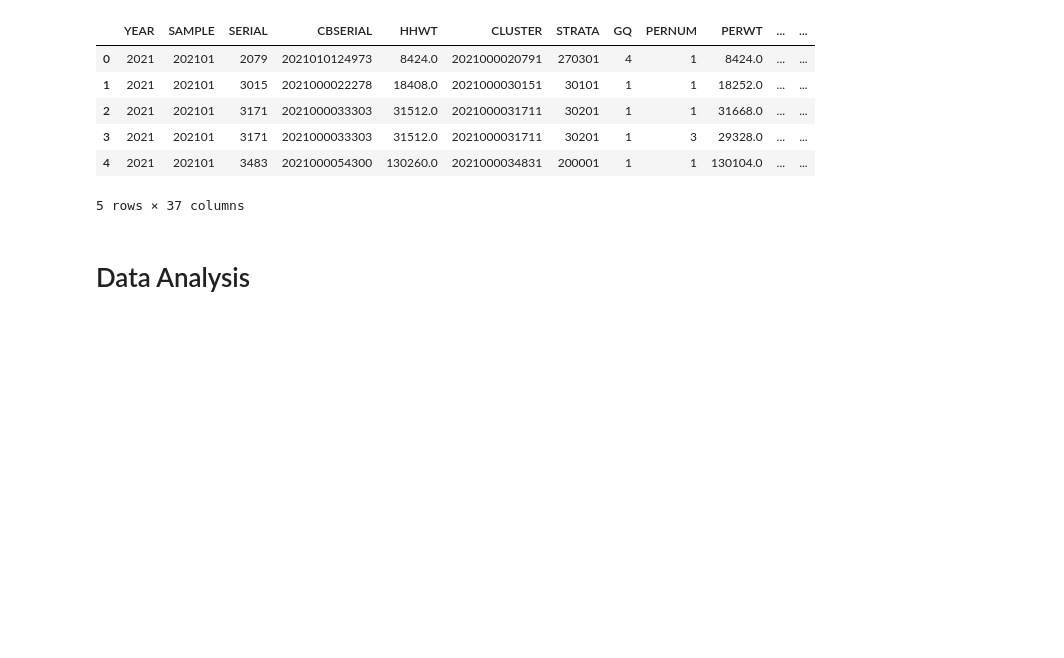
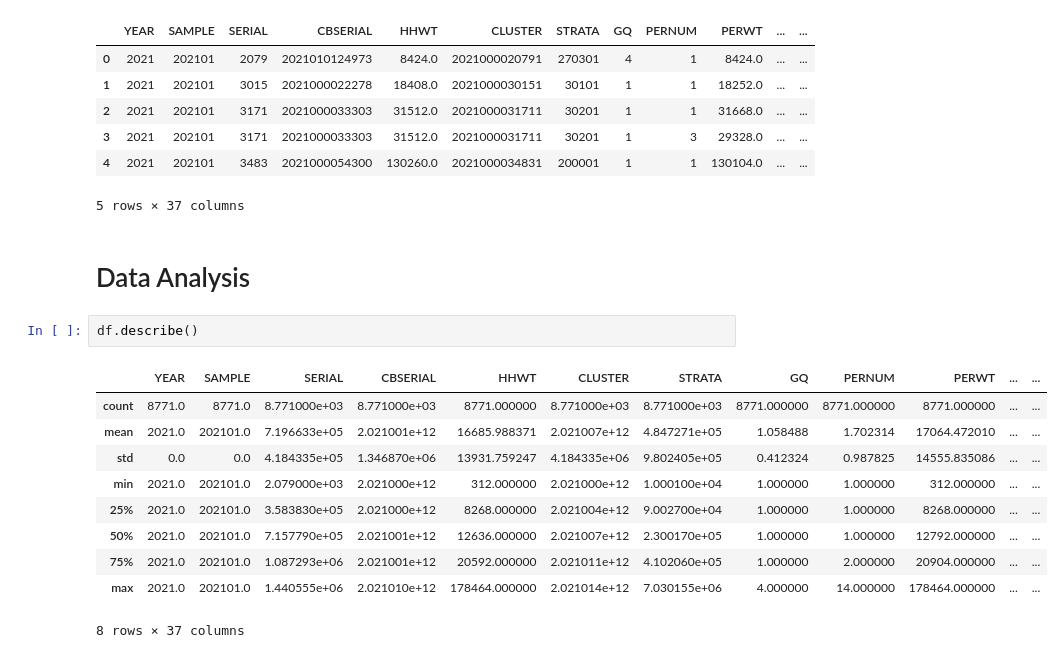
Before and after one commit to anitarestrepo16/machine-learning-class-2023, a Jupyter notebook: MiniProject1/MiniProject1.ipynb, the cells around one changed output. Cells and saved outputs as stored; diff of their text form; blank space fills up the shorter version.

```diff
--- a/MiniProject1/MiniProject1.ipynb
+++ b/MiniProject1/MiniProject1.ipynb
@@ -180,3 +180,16 @@ df.head()
 5 rows × 37 columns
 # %% [markdown]
 # Data Analysis
+# %%
+df.describe()
+# %% [output]
+|  | YEAR | SAMPLE | SERIAL | CBSERIAL | HHWT | CLUSTER | STRATA | GQ | PERNUM | PERWT | ... | ... |
+| count | 8771.0 | 8771.0 | 8.771000e+03 | 8.771000e+03 | 8771.000000 | 8.771000e+03 | 8.771000e+03 | 8771.000000 | 8771.000000 | 8771.000000 | ... | ... |
+| mean | 2021.0 | 202101.0 | 7.196633e+05 | 2.021001e+12 | 16685.988371 | 2.021007e+12 | 4.847271e+05 | 1.058488 | 1.702314 | 17064.472010 | ... | ... |
+| std | 0.0 | 0.0 | 4.184335e+05 | 1.346870e+06 | 13931.759247 | 4.184335e+06 | 9.802405e+05 | 0.412324 | 0.987825 | 14555.835086 | ... | ... |
+| min | 2021.0 | 202101.0 | 2.079000e+03 | 2.021000e+12 | 312.000000 | 2.021000e+12 | 1.000100e+04 | 1.000000 | 1.000000 | 312.000000 | ... | ... |
+| 25% | 2021.0 | 202101.0 | 3.583830e+05 | 2.021000e+12 | 8268.000000 | 2.021004e+12 | 9.002700e+04 | 1.000000 | 1.000000 | 8268.000000 | ... | ... |
+| 50% | 2021.0 | 202101.0 | 7.157790e+05 | 2.021001e+12 | 12636.000000 | 2.021007e+12 | 2.300170e+05 | 1.000000 | 1.000000 | 12792.000000 | ... | ... |
+| 75% | 2021.0 | 202101.0 | 1.087293e+06 | 2.021001e+12 | 20592.000000 | 2.021011e+12 | 4.102060e+05 | 1.000000 | 2.000000 | 20904.000000 | ... | ... |
+| max | 2021.0 | 202101.0 | 1.440555e+06 | 2.021010e+12 | 178464.000000 | 2.021014e+12 | 7.030155e+06 | 4.000000 | 14.000000 | 178464.000000 | ... | ... |
+8 rows × 37 columns
```
Also changed, not shown: parts of 4 cells of this notebook.
